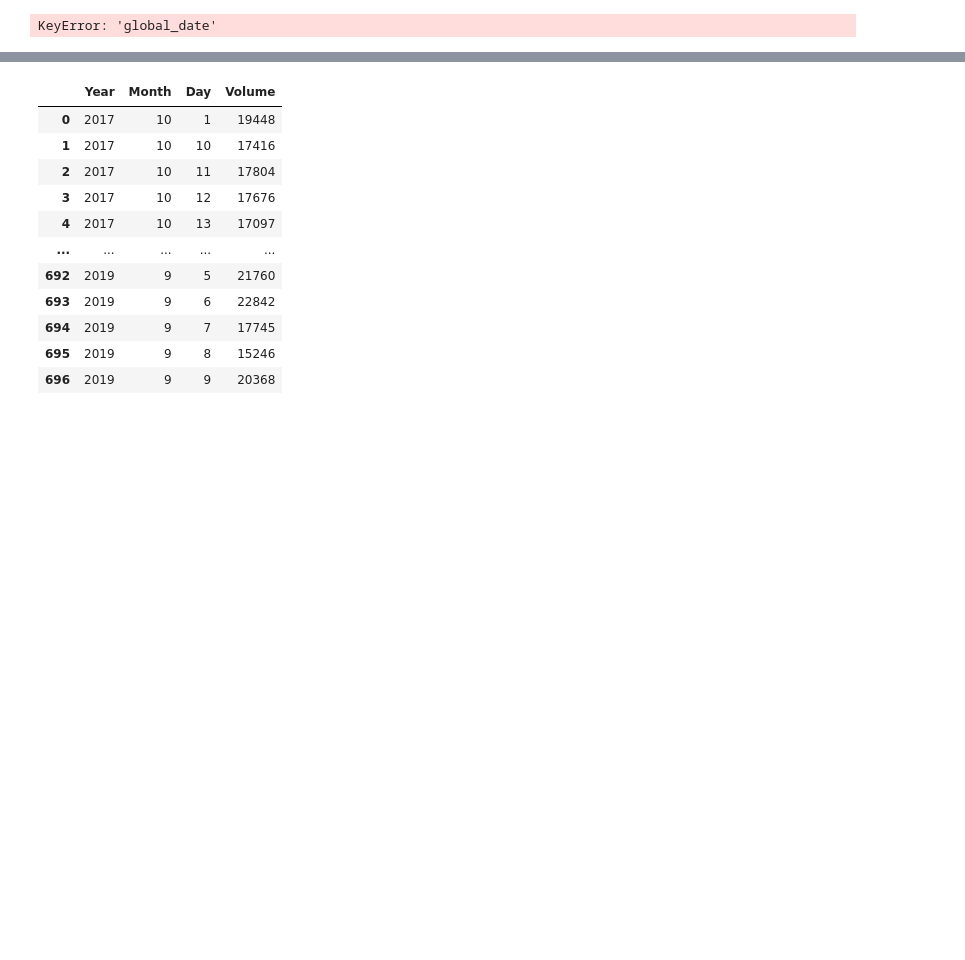
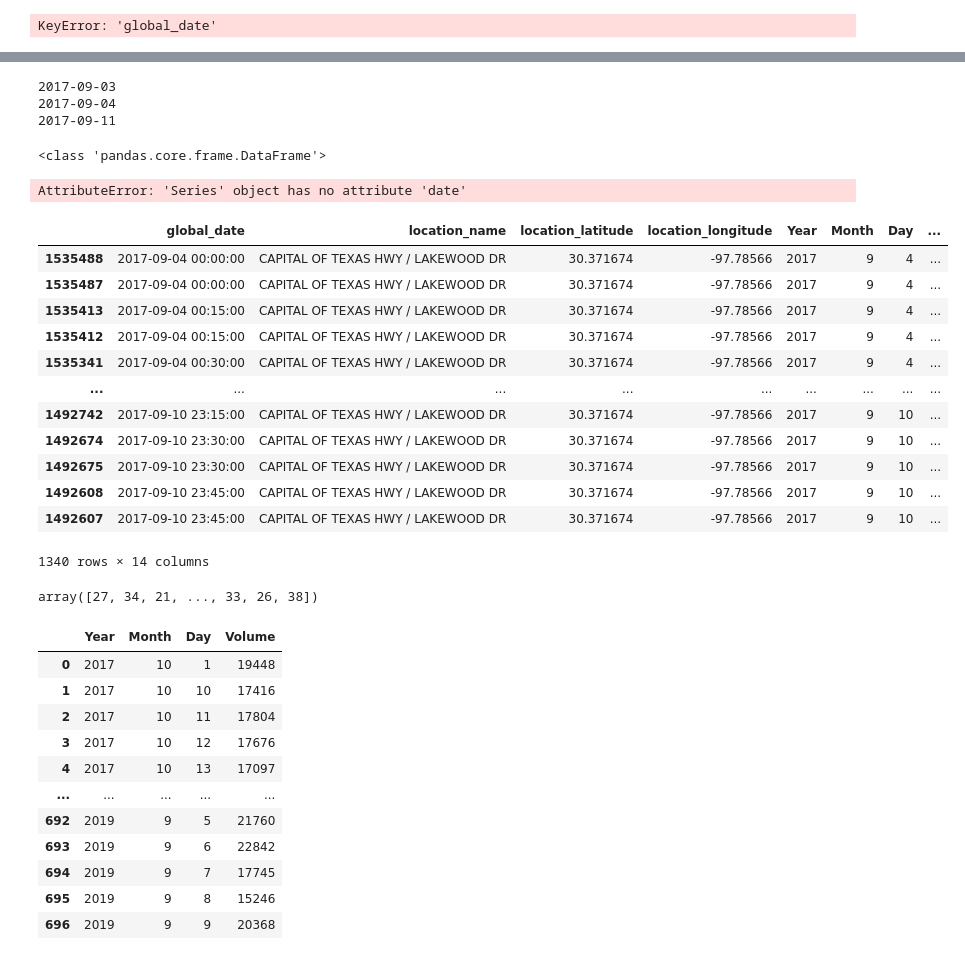
Before and after one commit to clemvst/RadarTrafficData, a Jupyter notebook: notebooks/open_data.ipynb, the cells around one changed output, grey strips where cells are left out. Saved outputs shown, nothing was run; the diff lists cells and outputs as text; code cells hidden in the pictures; blank space fills up the shorter version.

Commit message:
Reformat data to be an input of the NN.

```diff
--- a/notebooks/open_data.ipynb
+++ b/notebooks/open_data.ipynb
@@ -143,4 +139,4 @@ sub_df[(sub_df["Direction"]=="NB")|(sub_df["Year"]==2018)].sort_values("global_d
 # %%
 sub_df2018=sub_df[(sub_df["Direction"]=="NB")|(sub_df["Year"]==2018)]
 # %%
-sub_df2018.sort_values("global_date")
+sub_df2018=sub_df2018.sort_values("global_date")
@@ -161,3 +155,45 @@ sub_df2018.sort_values("global_date")
+# %%
+first_date=sub_df2018["global_date"].iloc[0].date()
+second_date=sub_df2018["global_date"].iloc[0].date()+timedelta(days=1)
+end_window=second_date+timedelta(days=6)
+# %%
+print(first_date)
+print(second_date)
+print(end_window)
+# %% [output]
+2017-09-03
+2017-09-04
+2017-09-11
+# %%
+print(type(sub_df2018))
+# %% [output]
+<class 'pandas.core.frame.DataFrame'>
+# %%
+sub_df2018.global_date.date()
+# %% [output]
+AttributeError: 'Series' object has no attribute 'date'
+# %%
+sub_df2018["date"]=sub_df2018.apply(lambda x: x.global_date.date(),axis=1)
+# %%
+sub_df2018.loc[(sub_df2018["date"]<end_window)&(sub_df2018["date"]>=second_date)]
+# %% [output]
+|  | global_date | location_name | location_latitude | location_longitude | Year | Month | Day | ... |
+| 1535488 | 2017-09-04 00:00:00 | CAPITAL OF TEXAS HWY / LAKEWOOD DR | 30.371674 | -97.78566 | 2017 | 9 | 4 | ... |
+| 1535487 | 2017-09-04 00:00:00 | CAPITAL OF TEXAS HWY / LAKEWOOD DR | 30.371674 | -97.78566 | 2017 | 9 | 4 | ... |
+| 1535413 | 2017-09-04 00:15:00 | CAPITAL OF TEXAS HWY / LAKEWOOD DR | 30.371674 | -97.78566 | 2017 | 9 | 4 | ... |
+| 1535412 | 2017-09-04 00:15:00 | CAPITAL OF TEXAS HWY / LAKEWOOD DR | 30.371674 | -97.78566 | 2017 | 9 | 4 | ... |
+| 1535341 | 2017-09-04 00:30:00 | CAPITAL OF TEXAS HWY / LAKEWOOD DR | 30.371674 | -97.78566 | 2017 | 9 | 4 | ... |
+| ... | ... | ... | ... | ... | ... | ... | ... | ... |
+| 1492742 | 2017-09-10 23:15:00 | CAPITAL OF TEXAS HWY / LAKEWOOD DR | 30.371674 | -97.78566 | 2017 | 9 | 10 | ... |
+| 1492674 | 2017-09-10 23:30:00 | CAPITAL OF TEXAS HWY / LAKEWOOD DR | 30.371674 | -97.78566 | 2017 | 9 | 10 | ... |
+| 1492675 | 2017-09-10 23:30:00 | CAPITAL OF TEXAS HWY / LAKEWOOD DR | 30.371674 | -97.78566 | 2017 | 9 | 10 | ... |
+| 1492608 | 2017-09-10 23:45:00 | CAPITAL OF TEXAS HWY / LAKEWOOD DR | 30.371674 | -97.78566 | 2017 | 9 | 10 | ... |
+| 1492607 | 2017-09-10 23:45:00 | CAPITAL OF TEXAS HWY / LAKEWOOD DR | 30.371674 | -97.78566 | 2017 | 9 | 10 | ... |
+1340 rows × 14 columns
+# %%
+sub_df2018.loc[(sub_df2018["date"]<end_window)&(sub_df2018["date"]>=second_date)]["Volume"].to_numpy()
+# %% [output]
+array([27, 34, 21, ..., 33, 26, 38])
 # %%
 days_df=sub_df2018.groupby(["Year","Month","Day"]).agg({"Volume":"sum"}).reset_index()
 # %%
```
Also changed, not shown: parts of 6 cells of this notebook, 2 other files.
